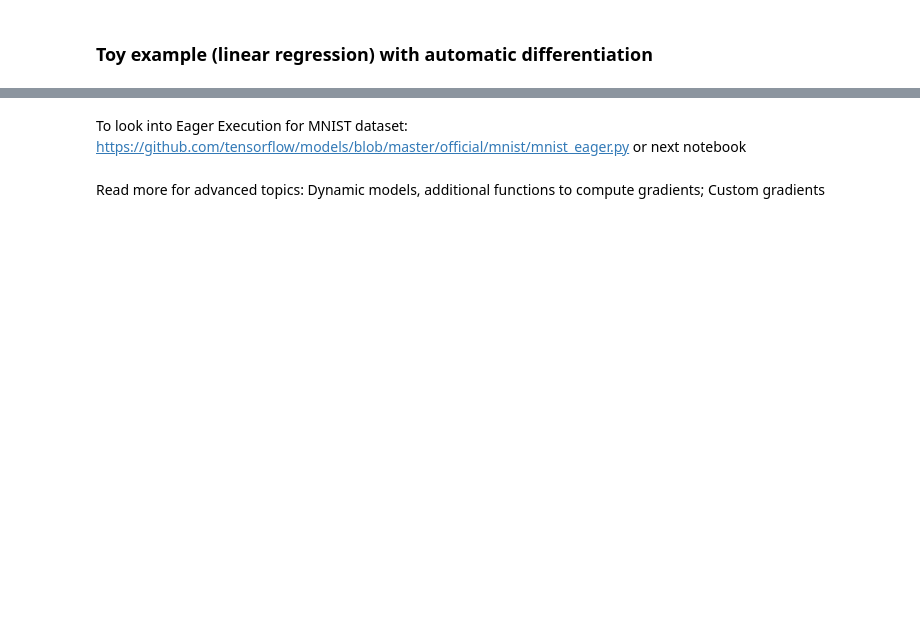
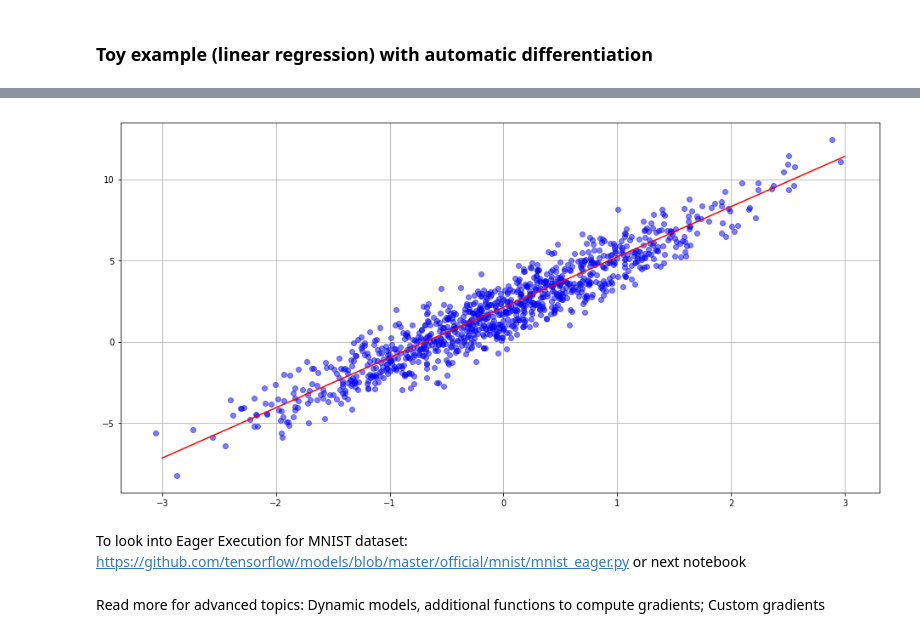
Before and after one commit to vakarpus/UWCC-ML410-Spring2018, a Jupyter notebook: demo02-Eager-execution.ipynb, the cells around one changed output, grey strips where cells are left out. Cells and saved outputs as stored; diff of their text form; code cells hidden in the pictures; blank space fills up the shorter version.

```diff
--- a/demo02-Eager-execution.ipynb
+++ b/demo02-Eager-execution.ipynb
@@ -227,3 +246,17 @@ W = 3.096590042114258, B = 2.1013450622558594
+# %%
+import matplotlib.pyplot as plt
+%matplotlib inline
+
+plt.figure(figsize=(16,8))
+plt.grid(True)
+plt.plot(training_inputs, training_outputs, 'ob', alpha=0.5);
+
+x = [-3., 0., 3.]
+y = [a * W.numpy() + B.numpy() for a in x]
+
+plt.plot(x, y, 'r');
+# %% [output]
+[figure, added]
 # %% [markdown]
 To look into Eager Execution for MNIST dataset:
 https://github.com/tensorflow/models/blob/master/official/mnist/mnist_eager.py
```
Also changed, not shown: parts of 4 cells of this notebook, 1 other file.
